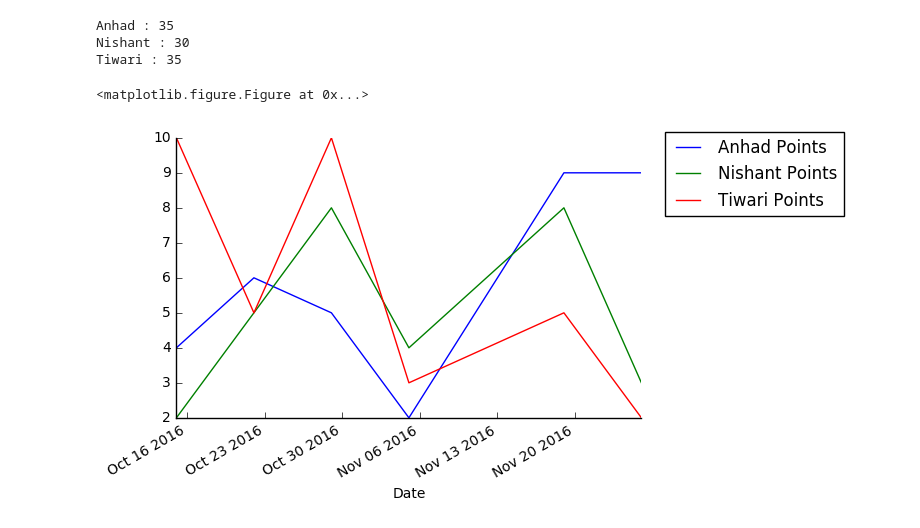
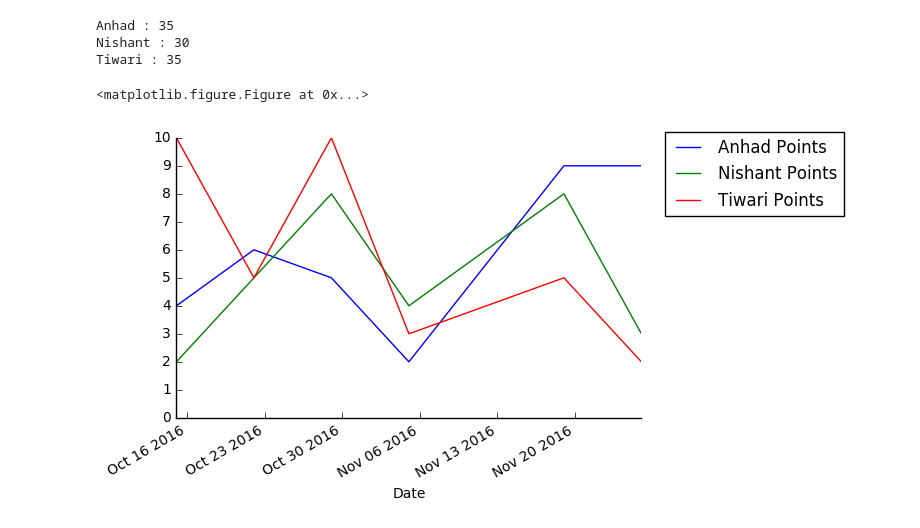
Before and after one commit to ffledgling/epl16, a Jupyter notebook: epl16.ipynb, the cells around one changed output. Drawn from its saved outputs; the diff is of its cells as text; code cells hidden in the pictures.

Commit message:
Clean up the graphs some more

```diff
--- a/epl16.ipynb
+++ b/epl16.ipynb
@@ -76,27 +77,30 @@ Tiwari : 35
 # %%
 # Graph scores by week
 
 # GroupBy(Date) then sum by points
 grouped = df[['Date'] + [u + ' Points' for u in user_list] ].groupby('Date', axis=0)
 x = grouped.aggregate(np.sum)
 
 # Convert the 'Date' field to an actual datetime object
 x.index = pd.to_datetime(x.index)
 
 # Plot the figure
 plt.figure()
 
 # Generate the matplotlib figure object
 graph = x.plot()
 
 # Add some flash
 graph.legend(bbox_to_anchor=(1.05,1.02), loc='upper left', borderaxespad=0.)
 graph.spines['right'].set_visible(False)
 graph.spines['top'].set_visible(False)
 graph.tick_params(right='off', top='off')
+graph.set_ylim(ymin=0)
+loc = plticker.MultipleLocator(base=1.0) # this locator puts ticks at regular intervals
+graph.yaxis.set_major_locator(loc)
 
 # render
 plt.show()
 # %% [output]
 <matplotlib.figure.Figure at 0x...>
-[figure, old version]
+[figure, new version]
```
Also changed, not shown: parts of 1 cell of this notebook.
